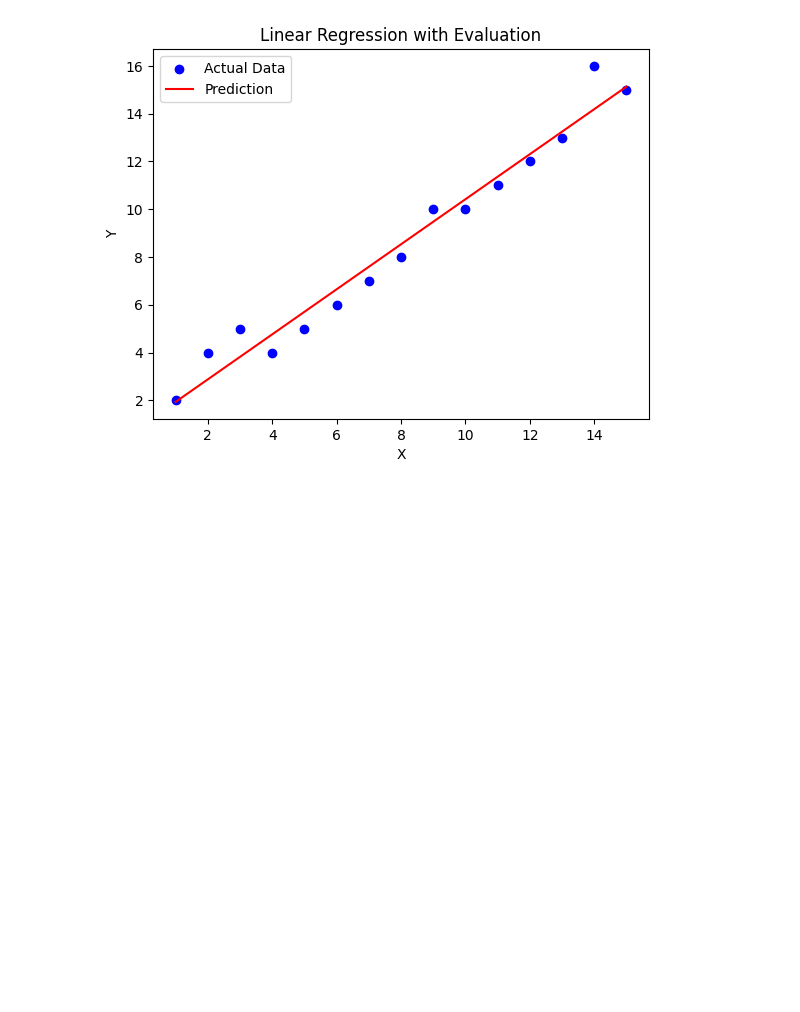
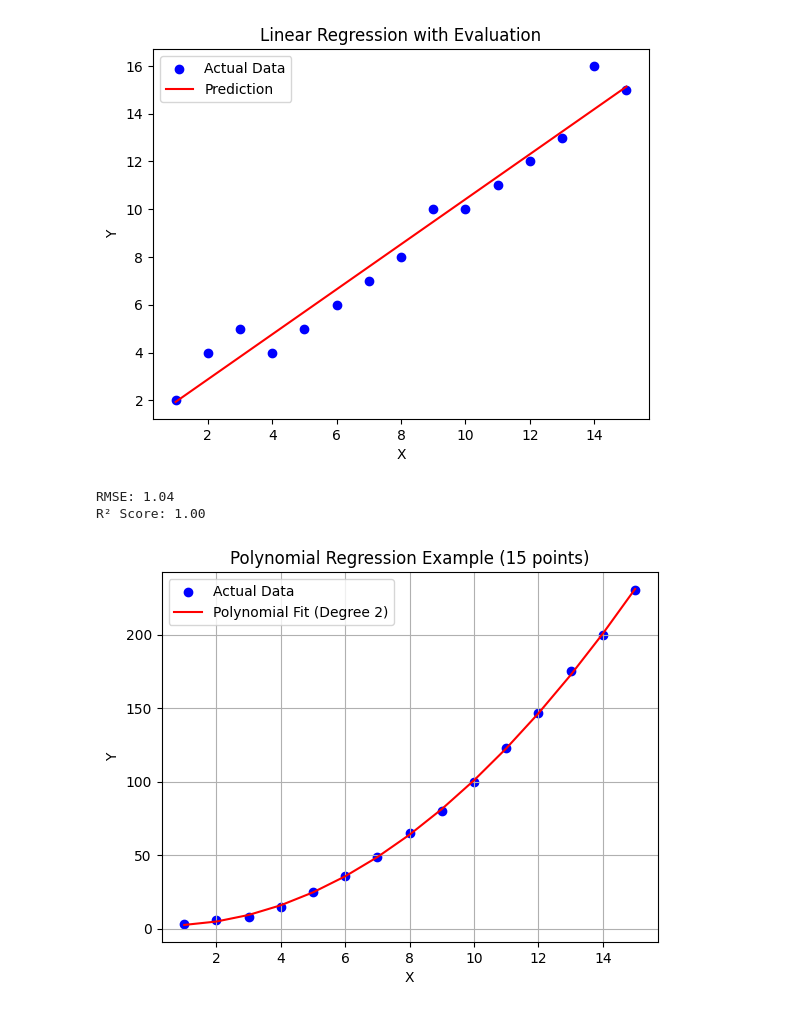
Before and after one commit to Smarikatripathi/Machine-Learning, a Jupyter notebook: LinearRegression.ipynb, the cells around one changed output. Saved outputs shown, nothing was run; the diff lists cells and outputs as text; code cells hidden in the pictures; blank space fills up the shorter version.

```diff
--- a/LinearRegression.ipynb
+++ b/LinearRegression.ipynb
@@ -42,3 +42,46 @@ Mean Absolute Error (MAE): 0.63
 Root Mean Squared Error (RMSE): 0.77
 R² Score: 0.97
 [figure]
+# %%
+import numpy as np
+import matplotlib.pyplot as plt
+from sklearn.linear_model import LinearRegression
+from sklearn.preprocessing import PolynomialFeatures
+from sklearn.metrics import mean_squared_error, r2_score
+
+# 🎯 Updated sample dataset (15 points, non-linear)
+X = np.array([1, 2, 3, 4, 5, 6, 7, 8, 9, 10, 11, 12, 13, 14, 15]).reshape(-1, 1)
+Y = np.array([3, 6, 8, 15, 25, 36, 49, 65, 80, 100, 123, 147, 175, 200, 230]).reshape(-1, 1)
+
+# 🔁 Transform to Polynomial Features (degree 2)
+poly = PolynomialFeatures(degree=2)
+X_poly = poly.fit_transform(X)
+
+# 🧠 Fit the Model
+model = LinearRegression()
+model.fit(X_poly, Y)
+
+# 🔮 Predict
+Y_pred = model.predict(X_poly)
+
+# 📉 Evaluate
+mse = mean_squared_error(Y, Y_pred)
+rmse = np.sqrt(mse)
+r2 = r2_score(Y, Y_pred)
+
+print(f"RMSE: {rmse:.2f}")
+print(f"R² Score: {r2:.2f}")
+
+# 📈 Plotting
+plt.scatter(X, Y, color='blue', label='Actual Data')
+plt.plot(X, Y_pred, color='red', label='Polynomial Fit (Degree 2)')
+plt.title('Polynomial Regression Example (15 points)')
+plt.xlabel('X')
+plt.ylabel('Y')
+plt.legend()
+plt.grid(True)
+plt.show()
+# %% [output]
+RMSE: 1.04
+R² Score: 1.00
+[figure, added]
```
